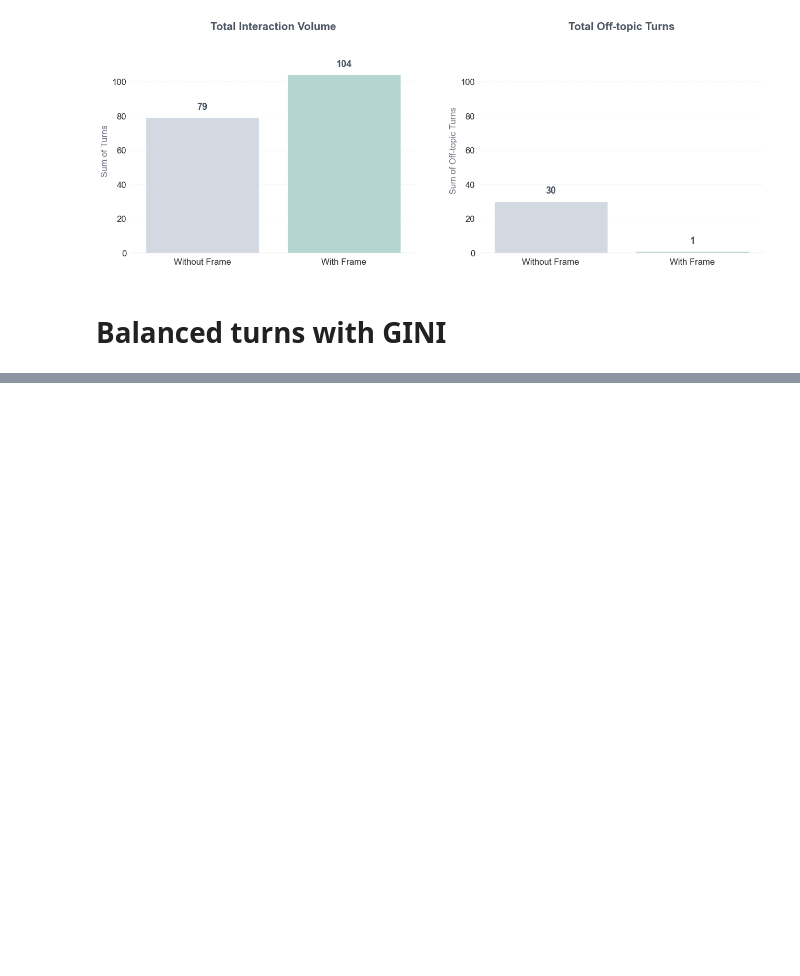
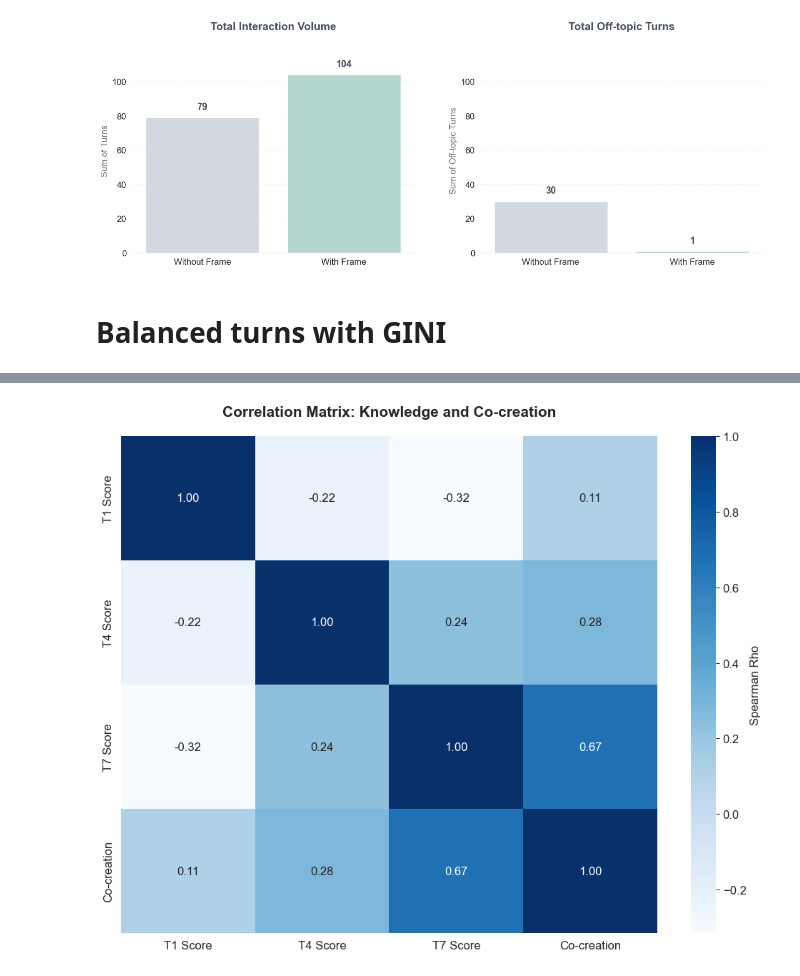
Before and after one commit to OlgaMuss/LLM_Frames_Paper, a Jupyter notebook: Data_analysis/Buildbot_analysis_for_LLM_paper.ipynb, the cells around one changed output, grey strips where cells are left out. Saved outputs shown, nothing was run; the diff lists cells and outputs as text; code cells hidden in the pictures; blank space fills up the shorter version.

```diff
--- a/Data_analysis/Buildbot_analysis_for_LLM_paper.ipynb
+++ b/Data_analysis/Buildbot_analysis_for_LLM_paper.ipynb
@@ -722,0 +1475,98 @@ plt.show()
+# %%
+import pandas as pd
+from scipy.stats import spearmanr
+import matplotlib.pyplot as plt
+import seaborn as sns
+
+# 1. Load Data
+df_eng = pd.read_csv('Data/Qualtrics/BuildBots_engagement_children_T1-T7.csv', encoding='ISO-8859-1')
+df_children = pd.read_csv('Data/Qualtrics/BuildBots_children_T1T4T7.csv')
+
+# 2. Setup IDs and Group Mapping
+mapping = df_eng[['Participant ID', 'Group']].drop_duplicates()
+mapping['Participant ID'] = pd.to_numeric(mapping['Participant ID'], errors='coerce')
+df_children['Participant ID'] = pd.to_numeric(df_children['Participant ID'], errors='coerce')
+
+# 3. Score Knowledge for T1, T4, and T7
+def get_scores(timepoint):
+    subset = df_children[df_children['Timepoint'] == timepoint].copy()
+    # Correct = 1, anything else = 0
+    subset[f'score_{timepoint}'] = (subset['microcontrollers_1'] == 1).astype(int) + \
+                                   (subset['microcontrollers_2'] == 1).astype(int)
+    return subset[['Participant ID', f'score_{timepoint}']]
+
+df_t1_scores = get_scores('T1')
+df_t4_scores = get_scores('T4')
+df_t7_scores = get_scores('T7')
+
+# 4. FIXED: Use OUTER join to keep all students even if missing some timepoints
+df_knowledge_all = df_t1_scores.merge(df_t4_scores, on='Participant ID', how='outer')\
+                               .merge(df_t7_scores, on='Participant ID', how='outer')
+
+# 5. Merge with mapping and aggregate to group level (means)
+df_group_know = df_knowledge_all.merge(mapping, on='Participant ID', how='left')\
+                                .groupby('Group')[['score_T1', 'score_T4', 'score_T7']].mean().reset_index()
+
+print("Updated Group-level Knowledge Scores (with all T7 students):")
+print(df_group_know.to_string(index=False))
+
+# 6. Merge with Co-creation Level from Analysis CSV
+df_analysis_raw = pd.read_csv('Data/BuildbotAnalysis - LLM analysis.csv', skiprows=1)
+df_analysis_raw.columns = [col.replace('\n', ' ').strip() for col in df_analysis_raw.columns]
+
+cocreation_col = 'Co-creation Level (0:LLM did it all, 1: concepts by students/rest llm, 2: concepts by the students, co-creation of the mnemonic, 3: mainly by students)'
+df_cocreat = df_analysis_raw[['Group', cocreation_col]].dropna()
+df_cocreat['Group'] = pd.to_numeric(df_cocreat['Group'], errors='coerce')
+
+# Final Dataframe for correlation
+df_final_all = df_cocreat.merge(df_group_know, on='Group', how='inner')
+
+print("\n" + "="*60)
+print("VERIFICATION: Group 2 T7 Score")
+print("="*60)
+group2_score = df_final_all[df_final_all['Group'] == 2]['score_T7'].values[0]
+print(f"Group 2 T7 score in df_final_all: {group2_score:.2f}")
+print(f"Expected (average of 2 and 1): 1.50")
+if abs(group2_score - 1.5) < 0.01:
+    print("✓ FIXED!")
+else:
+    print("⚠️  Still incorrect")
+
+# 7. RUN CORRELATIONS
+print("\n" + "="*60)
+print("KNOWLEDGE EVOLUTION CORRELATIONS")
+print("="*60)
+t1_t4_rho, t1_t4_p = spearmanr(df_final_all['score_T1'], df_final_all['score_T4'], nan_policy='omit')
+t4_t7_rho, t4_t7_p = spearmanr(df_final_all['score_T4'], df_final_all['score_T7'], nan_policy='omit')
+t1_t7_rho, t1_t7_p = spearmanr(df_final_all['score_T1'], df_final_all['score_T7'], nan_policy='omit')
+
+print(f"T1 vs T4: rho = {t1_t4_rho:.2f}, p = {t1_t4_p:.3f}")
+print(f"T4 vs T7: rho = {t4_t7_rho:.2f}, p = {t4_t7_p:.3f}")
+print(f"T1 vs T7: rho = {t1_t7_rho:.2f}, p = {t1_t7_p:.3f}")
+
+print("\n" + "="*60)
+print("CO-CREATION CORRELATIONS")
+print("="*60)
+t1_coc_rho, t1_coc_p = spearmanr(df_final_all['score_T1'], df_final_all[cocreation_col], nan_policy='omit')
+t7_coc_rho, t7_coc_p = spearmanr(df_final_all['score_T7'], df_final_all[cocreation_col], nan_policy='omit')
+
+print(f"T1 Knowledge vs. Co-creation Level: rho = {t1_coc_rho:.2f}, p = {t1_coc_p:.3f}")
+print(f"T7 Knowledge vs. Co-creation Level: rho = {t7_coc_rho:.2f}, p = {t7_coc_p:.3f}")
+
+# 8. Visualization: Heatmap of all relationships
+plt.figure(figsize=(10, 8))
+corr_matrix = df_final_all[['score_T1', 'score_T4', 'score_T7', cocreation_col]].corr(method='spearman')
+labels = ['T1 Score', 'T4 Score', 'T7 Score', 'Co-creation']
+
+sns.heatmap(corr_matrix, annot=True, cmap='Blues', fmt=".2f",
+            xticklabels=labels, yticklabels=labels, cbar_kws={'label': 'Spearman Rho'})
+
+plt.title("Correlation Matrix: Knowledge and Co-creation", fontweight='bold', fontsize=15, pad=20)
+plt.tight_layout()
+plt.show()
+
+print("\n" + "="*60)
+print("FINAL DATA TABLE")
+print("="*60)
+display(df_final_all)
+# %% [output]
@@ -722,0 +1590 @@ plt.show()
+[figure, added]
```
Also changed, not shown: parts of 17 cells of this notebook, 5 other files.
